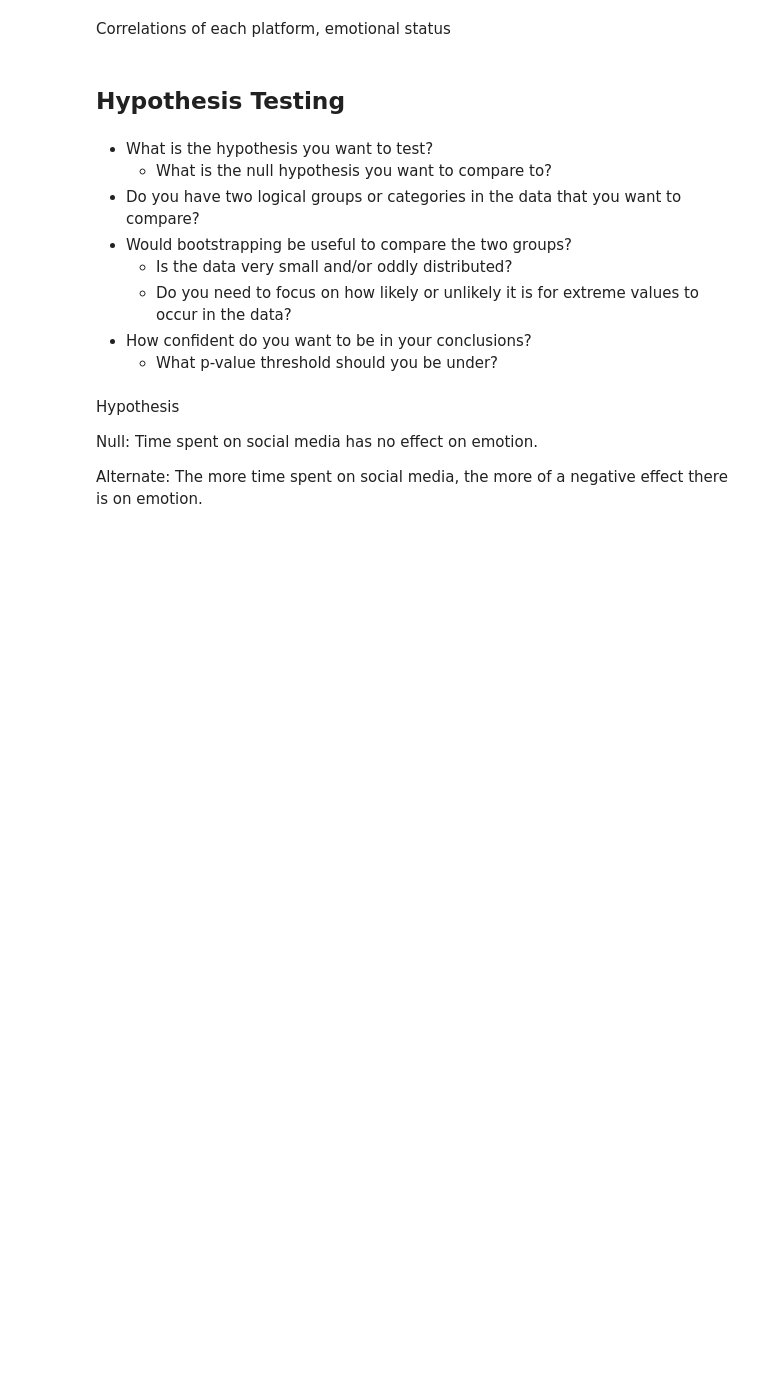
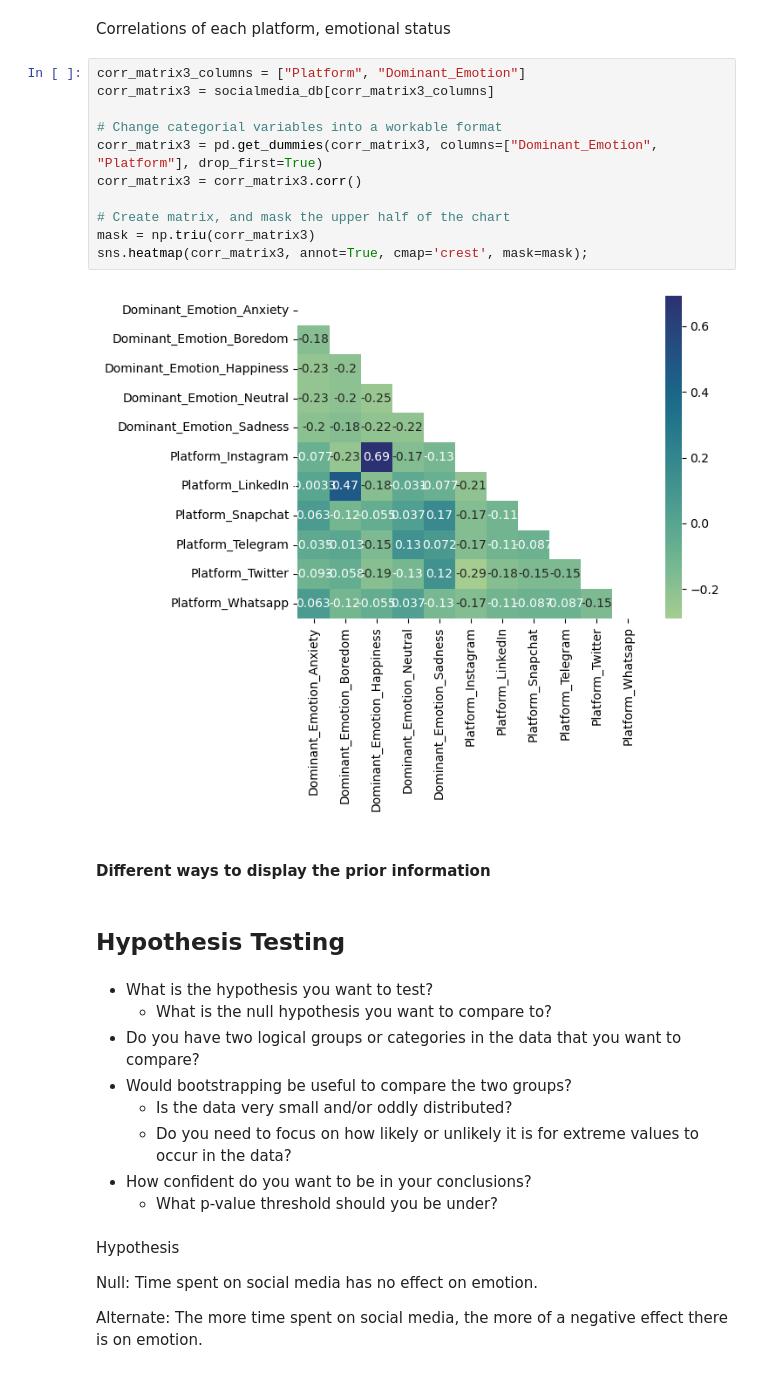
Before and after one commit to Austin-Heard/social-media-emotional-effects, a Jupyter notebook: notebooks/data_template.ipynb, the cells around one changed output. Saved outputs shown, nothing was run; the diff lists cells and outputs as text; blank space fills up the shorter version.

```diff
--- a/notebooks/data_template.ipynb
+++ b/notebooks/data_template.ipynb
@@ -332,5 +408,20 @@ Correlation matrix of daily usage, posts, likes, messages, comment, emotional st
 # %% [markdown]
 Correlations of each platform, emotional status
+# %%
+corr_matrix3_columns = ["Platform", "Dominant_Emotion"]
+corr_matrix3 = socialmedia_db[corr_matrix3_columns]
+
+# Change categorial variables into a workable format
+corr_matrix3 = pd.get_dummies(corr_matrix3, columns=["Dominant_Emotion", "Platform"], drop_first=True)
+corr_matrix3 = corr_matrix3.corr()
+
+# Create matrix, and mask the upper half of the chart
+mask = np.triu(corr_matrix3)
+sns.heatmap(corr_matrix3, annot=True, cmap='crest', mask=mask);
+# %% [output]
+[figure, added]
+# %% [markdown]
+#### Different ways to display the prior information
 # %% [markdown]
 ## Hypothesis Testing
 # %% [markdown]
```
Also changed, not shown: parts of 8 cells of this notebook, 3 other files.
